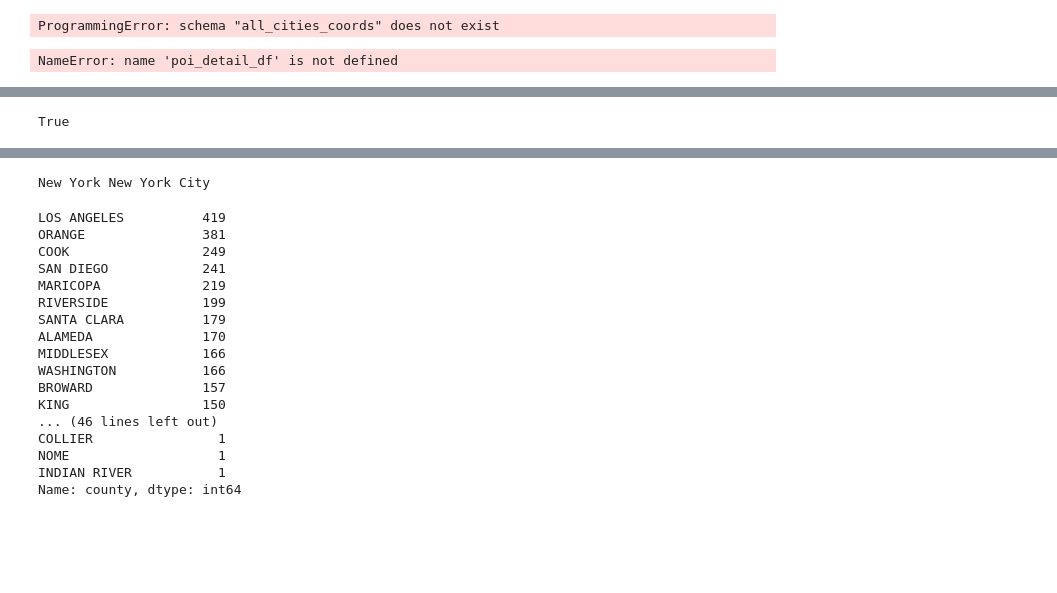
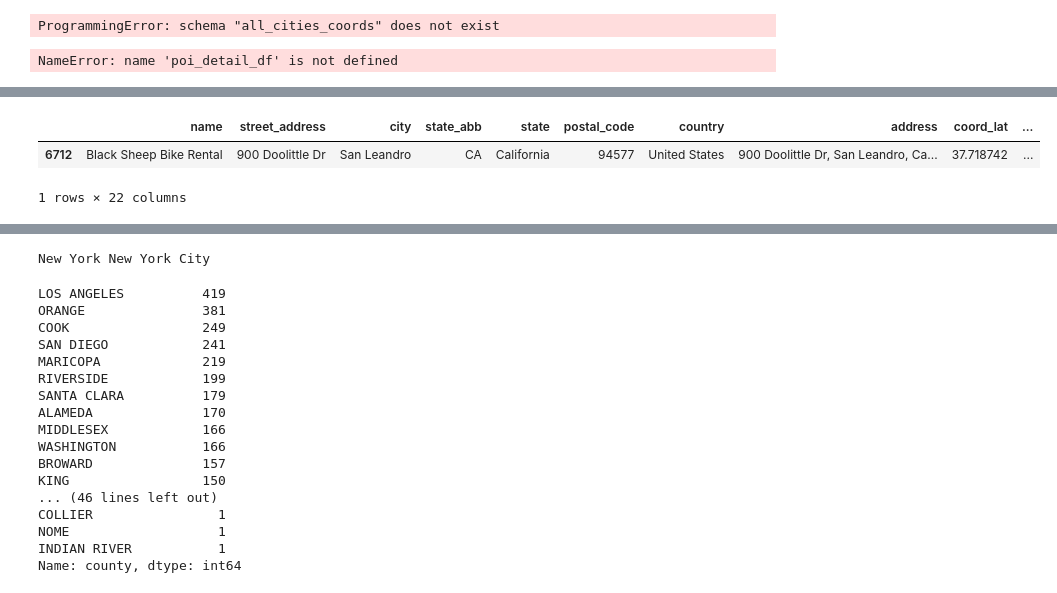
Before and after one commit to kennethcc2005/friends, a Jupyter notebook: Data_Wrangling.ipynb, the cells around one changed output, grey strips where cells are left out. Drawn from its saved outputs; the diff is of its cells as text; code cells hidden in the pictures; blank space fills up the shorter version.

```diff
--- a/Data_Wrangling.ipynb
+++ b/Data_Wrangling.ipynb
@@ -978,6 +978,6 @@ poi_detail_df
 # %% [output]
 NameError: name 'poi_detail_df' is not defined
 # %%
-poi_detail_path = '/Users/zoesh/Desktop/travel_with_friends/travel_with_friends/poi_detail_v2.csv'
+poi_detail_path = '/Users/zoesh/Desktop/travel_with_friends/travel_with_friends/new_poi_df_v2.csv'
 
-new_poi_df = pd.read_csv(poi_detail_path)
+new_poi_df = pd.read_csv(poi_detail_path, index_col=0)
@@ -1014,3 +984,9 @@ import numpy as np
+# %%
+new_poi_df[new_poi_df['name'] == 'Black Sheep Bike Rental']
+# %% [output]
+|  | name | street_address | city | state_abb | state | postal_code | country | address | coord_lat | ... |
+| 6712 | Black Sheep Bike Rental | 900 Doolittle Dr | San Leandro | CA | California | 94577 | United States | 900 Doolittle Dr, San Leandro, Ca... | 37.718742 | ... |
+1 rows × 22 columns
 # %%
 new_poi_df[(new_poi_df.raw_visit_length.astype(str) == 'nan') & (new_poi_df.city == 'New York City')]
 # %% [output]
@@ -1023,10 +999,6 @@ new_poi_df[(new_poi_df.raw_visit_length.astype(str) == 'nan') & (new_poi_df.city
 | 16 | Staten Island Ferry | 4 South Street | New York City | NY | New York | 10004 | United States | 4 South Street, New York City, Ne... | 40.701009 | ... |
 | 19 | New York Public Library | 476 5th Ave New York, NY 10018 | New York City | NY | New York | 10018 | United States | 476 5th Ave New York, NY 10018, N... | 40.753182 | ... |
 | 20 | Madison Square Garden | 4 Penn Plaza | New York City | NY | New York | 10121-0078 | United States | 4 Penn Plaza, New York City, New ... | 40.750354 | ... |
-# %%
-'Museums' in new_poi_df.poi_type[8]
-# %% [output]
-True
 # %%
 #set type!
 new_poi_df['poi_type'] = new_poi_df.tag
```
Also changed, not shown: parts of 6 cells of this notebook, 2 other files.
